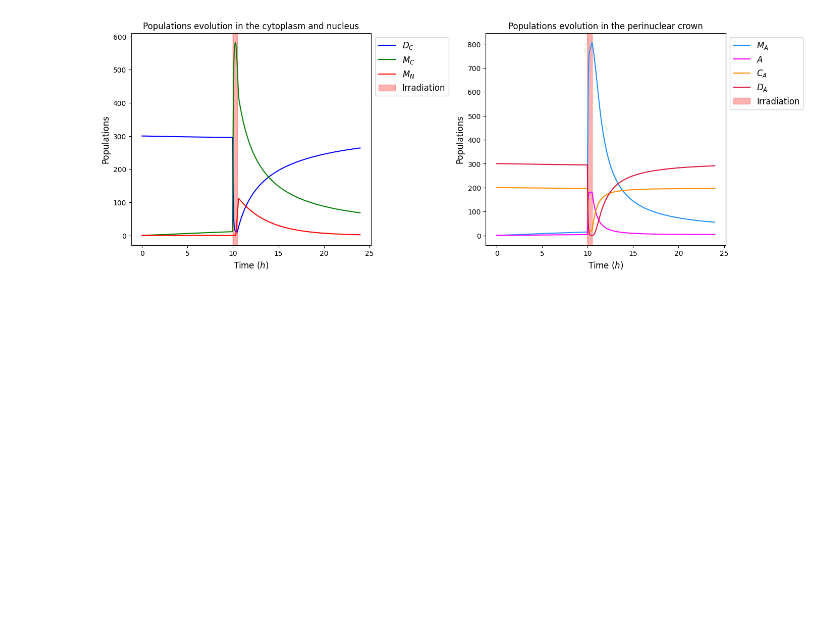
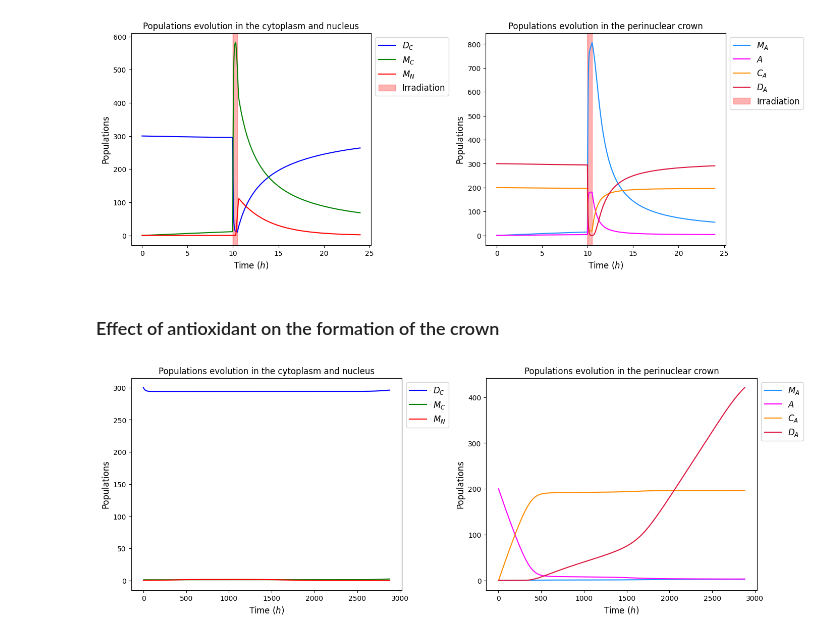
Before and after one commit to SimonBure/simulation-alzheimer, a Jupyter notebook: compartmental.ipynb, the cells around one changed output. Saved outputs shown, nothing was run; the diff lists cells and outputs as text; code cells hidden in the pictures; blank space fills up the shorter version.

Commit message:
Adding simulations to the notebook

```diff
--- a/compartmental.ipynb
+++ b/compartmental.ipynb
@@ -380,3 +381,33 @@ sim_irradiation.simulate()
 sim_irradiation.plot_all_compartments()
 # %% [output]
 [figure]
+# %% [markdown]
+### Effect of antioxidant on the formation of the crown
+# %%
+sim_aox = Simulation(four_monthes_duration, time_step)
+
+coefs_dimer_formation_cytoplasm = a1, e1 = 0.1, 20
+coefs_migration_cytoplasm_to_crown = a2, b2, n2, e2 = 400, 0.4, 15, 20
+coefs_migration_crown_to_nucleus = a3, b3, n3, e3, f3 = 80, 0.5, 5, 0.5, 1
+coefs_complex_formation = a4, e4 = 0.05, 20
+coefs_dimer_formation_crown = a5, b5, n5, e5 = 0.4, 150, 15, 20
+e6 = 0.5
+coefs_fragmentation = cs, e0 = 0.002, 20
+
+sim_aox.setup_compartmental_system(d0, d1, lamdA, coefs_dimer_formation_cytoplasm, coefs_migration_cytoplasm_to_crown,
+                                    coefs_migration_crown_to_nucleus, coefs_complex_formation,
+                                    coefs_dimer_formation_crown, e6, coefs_fragmentation,
+                                    initial_compartments_no_crown)
+
+times_antioxidant = (0, four_monthes_duration)
+dose_antioxidant = 0.04
+times_irradiation = ()
+
+sim_aox.setup_experimental_conditions(times_antioxidant, dose_antioxidant, times_irradiation, dose_irradiation,
+                                    times_statin, dose_statin)
+
+sim_aox.simulate()
+
+sim_aox.plot_all_compartments()
+# %% [output]
+[figure, added]
```
Also changed, not shown: parts of 4 cells of this notebook.
